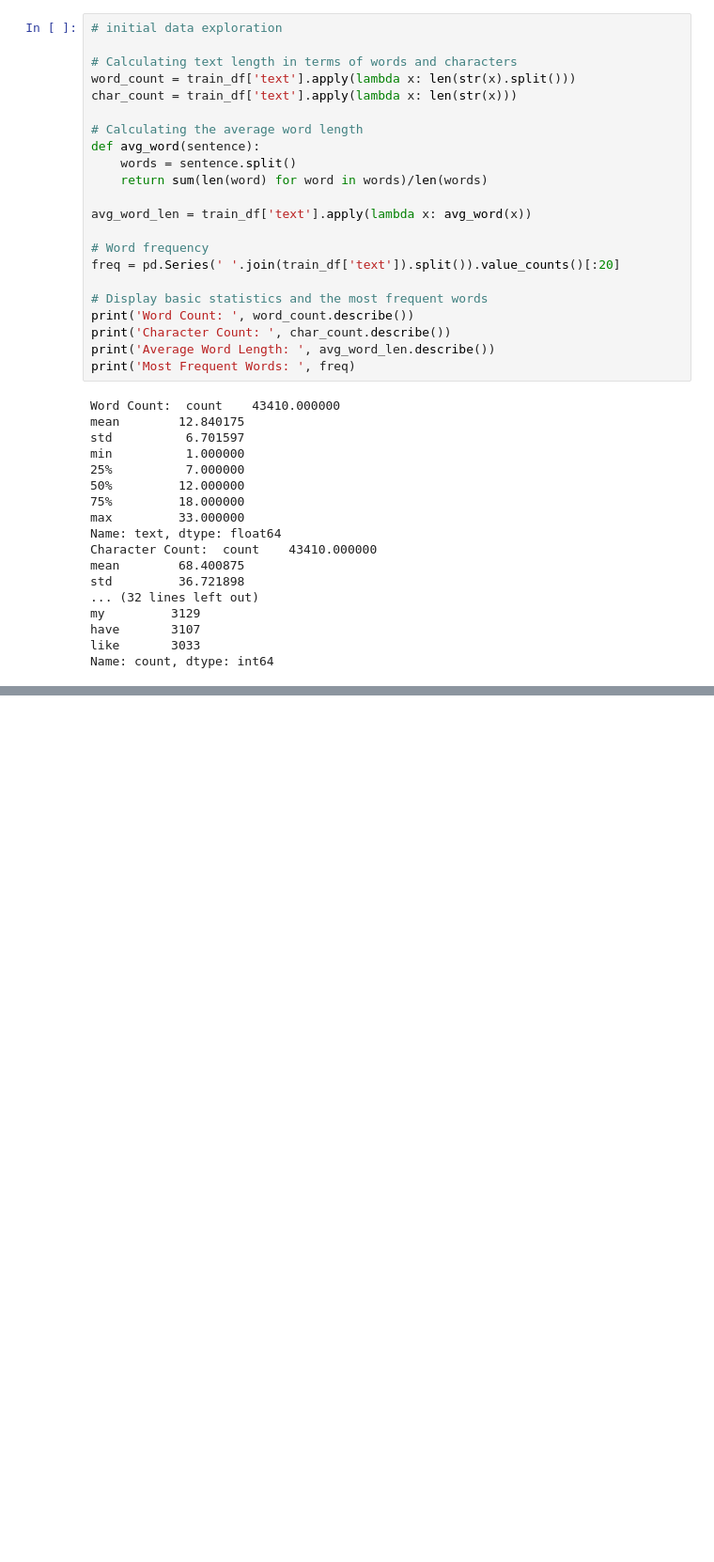
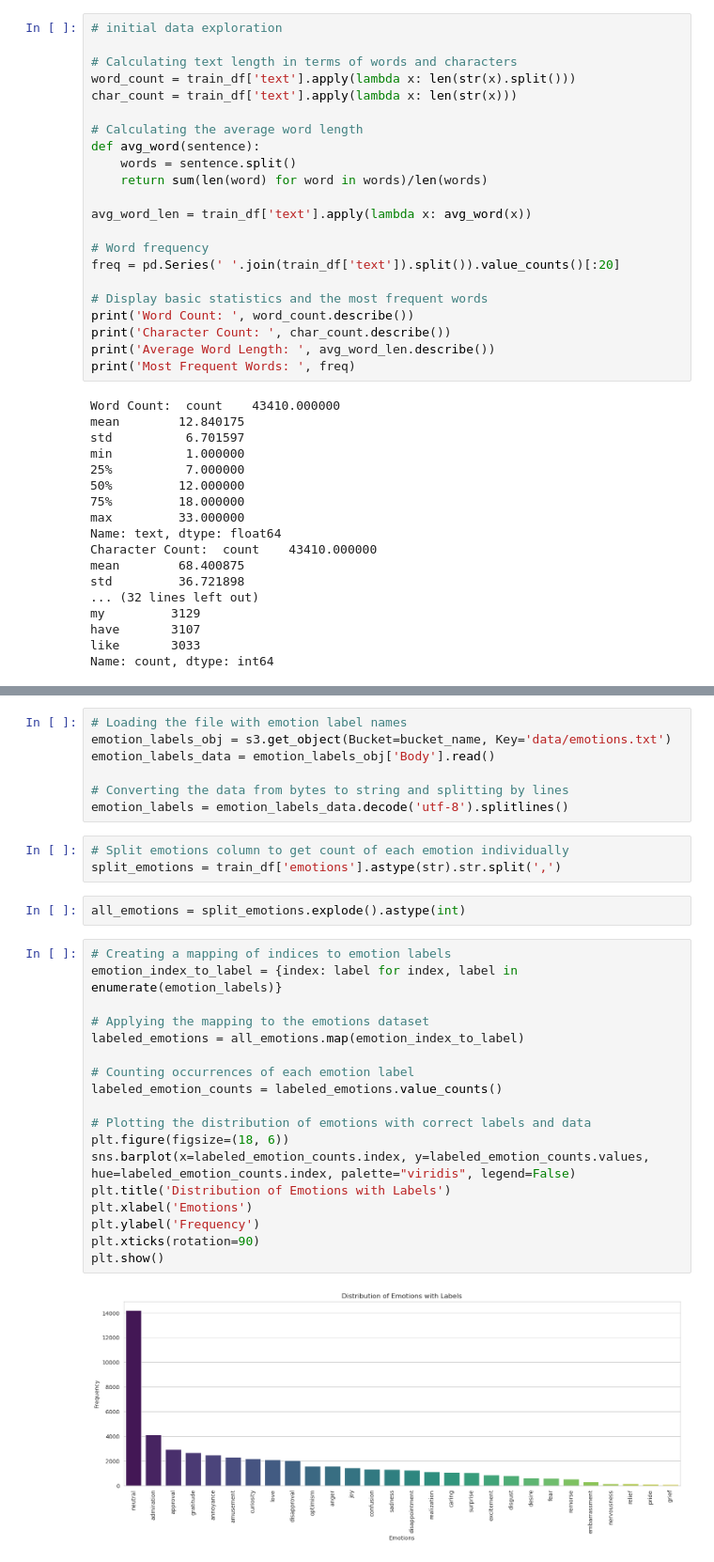
Before and after one commit to jeffreykthomas/AAI-540-Final, a Jupyter notebook: notebook.ipynb, the cells around one changed output, grey strips where cells are left out. Shown at 94% size. Cells and saved outputs as stored; diff of their text form; blank space fills up the shorter version.

```diff
--- a/notebook.ipynb
+++ b/notebook.ipynb
@@ -129,0 +356,32 @@ plt.show()
+# %%
+# Loading the file with emotion label names
+emotion_labels_obj = s3.get_object(Bucket=bucket_name, Key='data/emotions.txt')
+emotion_labels_data = emotion_labels_obj['Body'].read()
+
+# Converting the data from bytes to string and splitting by lines
+emotion_labels = emotion_labels_data.decode('utf-8').splitlines()
+# %%
+# Split emotions column to get count of each emotion individually
+split_emotions = train_df['emotions'].astype(str).str.split(',')
+# %%
+all_emotions = split_emotions.explode().astype(int)
+# %%
+# Creating a mapping of indices to emotion labels
+emotion_index_to_label = {index: label for index, label in enumerate(emotion_labels)}
+
+# Applying the mapping to the emotions dataset
+labeled_emotions = all_emotions.map(emotion_index_to_label)
+
+# Counting occurrences of each emotion label
+labeled_emotion_counts = labeled_emotions.value_counts()
+
+# Plotting the distribution of emotions with correct labels and data
+plt.figure(figsize=(18, 6))
+sns.barplot(x=labeled_emotion_counts.index, y=labeled_emotion_counts.values, hue=labeled_emotion_counts.index, palette="viridis", legend=False)
+plt.title('Distribution of Emotions with Labels')
+plt.xlabel('Emotions')
+plt.ylabel('Frequency')
+plt.xticks(rotation=90)
+plt.show()
+# %% [output]
+[figure, added]
```
Also changed, not shown: parts of 25 cells of this notebook.
